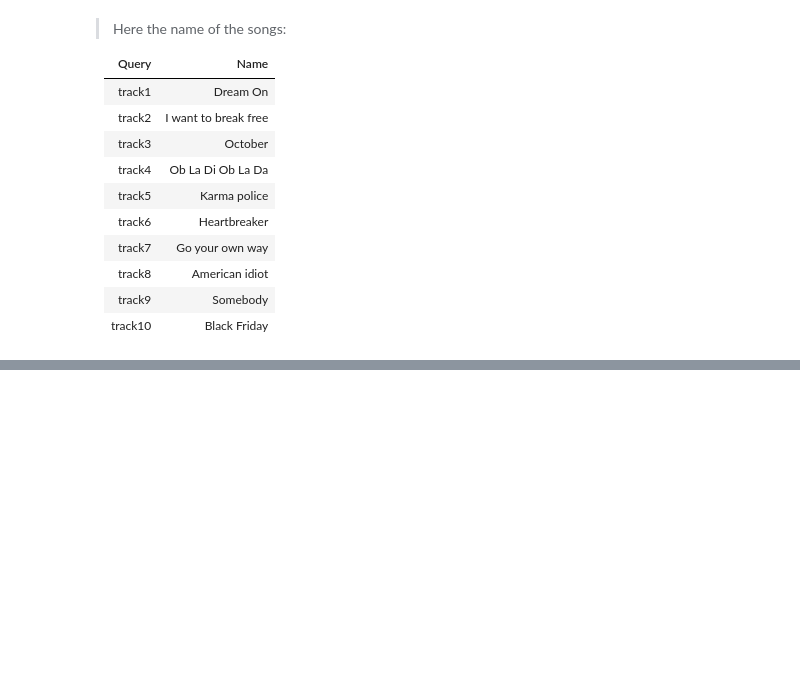
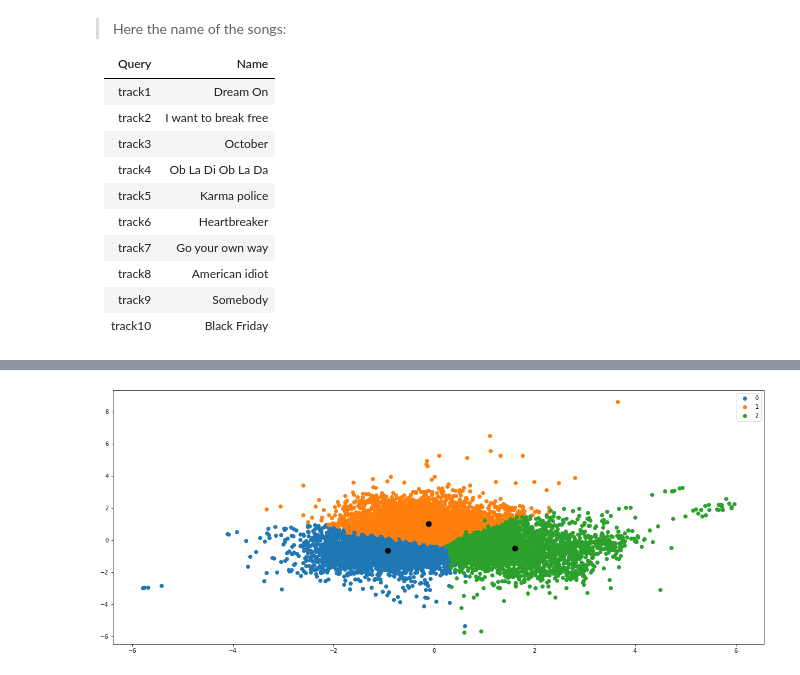
Before and after one commit to Requiem98/ADM-HW4, a Jupyter notebook: main.ipynb, the cells around one changed output, grey strips where cells are left out. Drawn from its saved outputs; the diff is of its cells as text; code cells hidden in the pictures; blank space fills up the shorter version.

```diff
--- a/main.ipynb
+++ b/main.ipynb
@@ -711,0 +1317,16 @@ Query with 16 number of bands:
+# %%
+#Getting unique labels
+centroids = kmeans.cluster_centers_
+u_labels = np.unique(cluster_pred)
+
+#plotting the results:
+rcParams['figure.figsize'] = 20, 8
+
+for i in u_labels:
+    plt.scatter(features_famd.iloc[cluster_pred == i , 0] , features_famd.iloc[cluster_pred == i , 1], label=i)
+
+plt.scatter(centroids[:,0] , centroids[:,1] , s = 80, color = 'k')
+plt.legend()
+plt.show()
+# %% [output]
+[figure, added]
```
Also changed, not shown: parts of 101 cells of this notebook.
